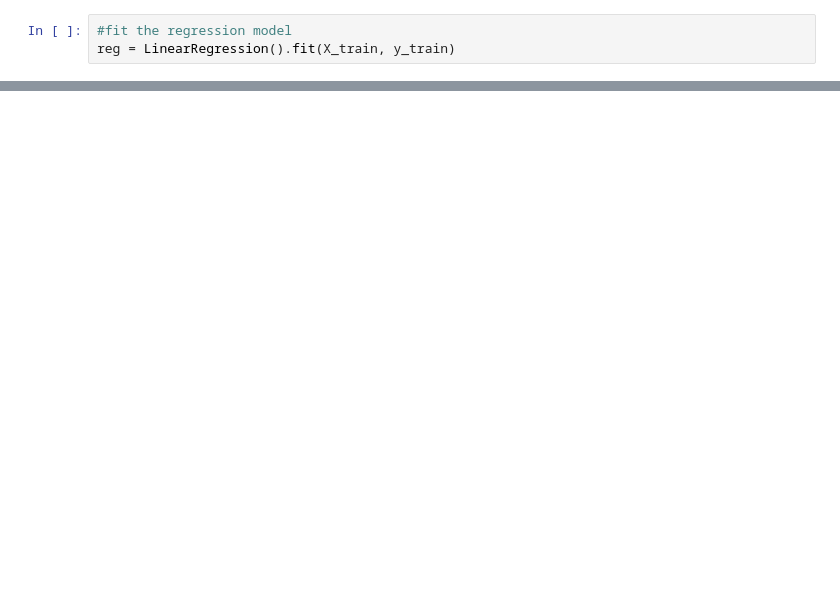
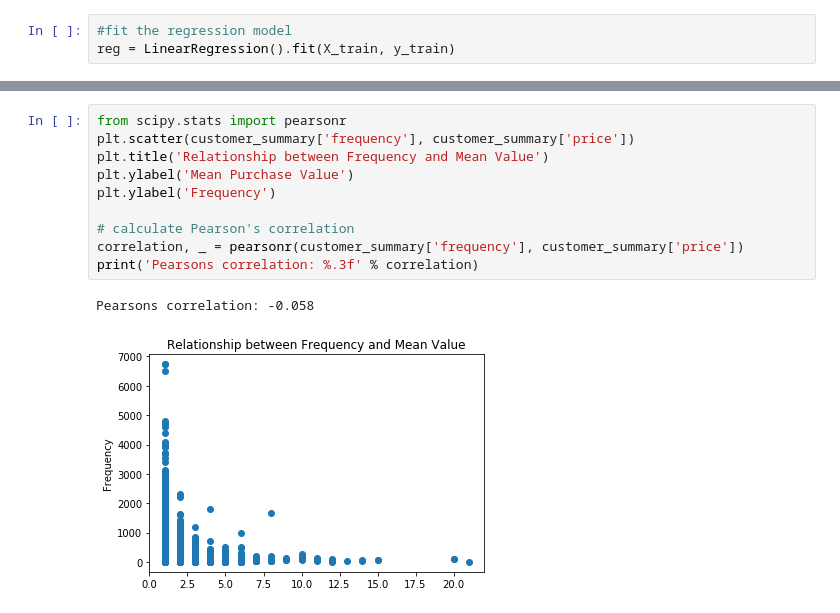
Before and after one commit to ldietsche/Springboard_Course, a Jupyter notebook: Capstone Project 1/Capstone Project 1 v2.ipynb, the cells around one changed output, grey strips where cells are left out. Drawn from its saved outputs; the diff is of its cells as text; blank space fills up the shorter version.

```diff
--- a/Capstone Project 1/Capstone Project 1 v2.ipynb
+++ b/Capstone Project 1/Capstone Project 1 v2.ipynb
@@ -905,0 +937,13 @@ reg.predict(np.array([[3, 5]]))
+# %%
+from scipy.stats import pearsonr
+plt.scatter(customer_summary['frequency'], customer_summary['price'])
+plt.title('Relationship between Frequency and Mean Value')
+plt.ylabel('Mean Purchase Value')
+plt.ylabel('Frequency')
+
+# calculate Pearson's correlation
+correlation, _ = pearsonr(customer_summary['frequency'], customer_summary['price'])
+print('Pearsons correlation: %.3f' % correlation)
+# %% [output]
+Pearsons correlation: -0.058
+[figure, added]
```
Also changed, not shown: parts of 24 cells of this notebook, 3 other files.
